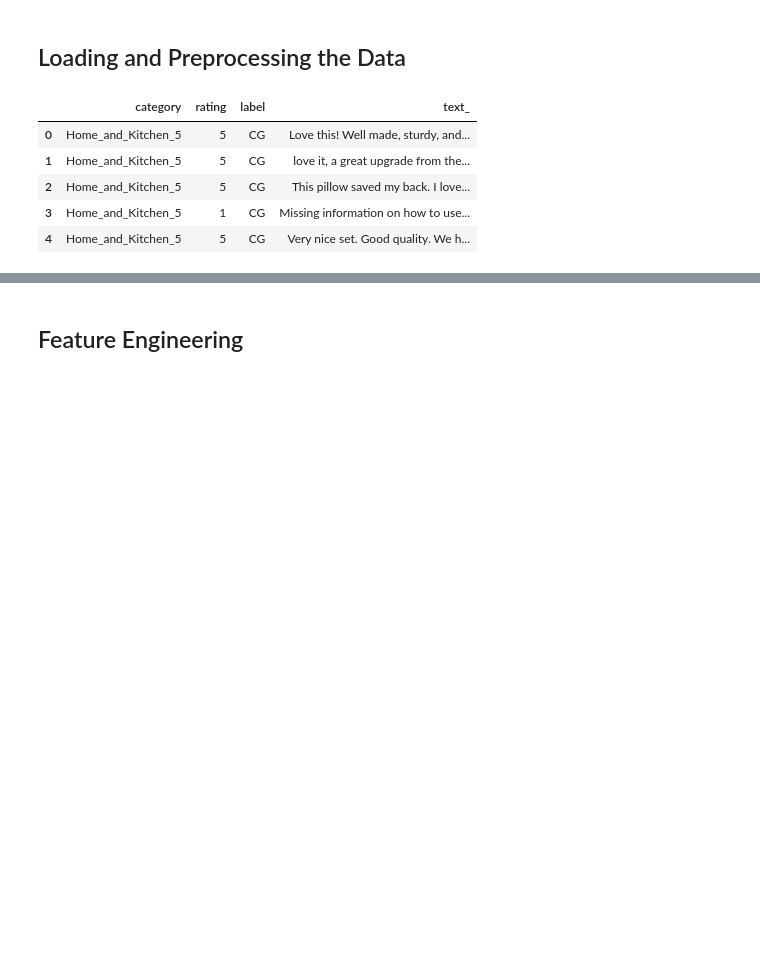
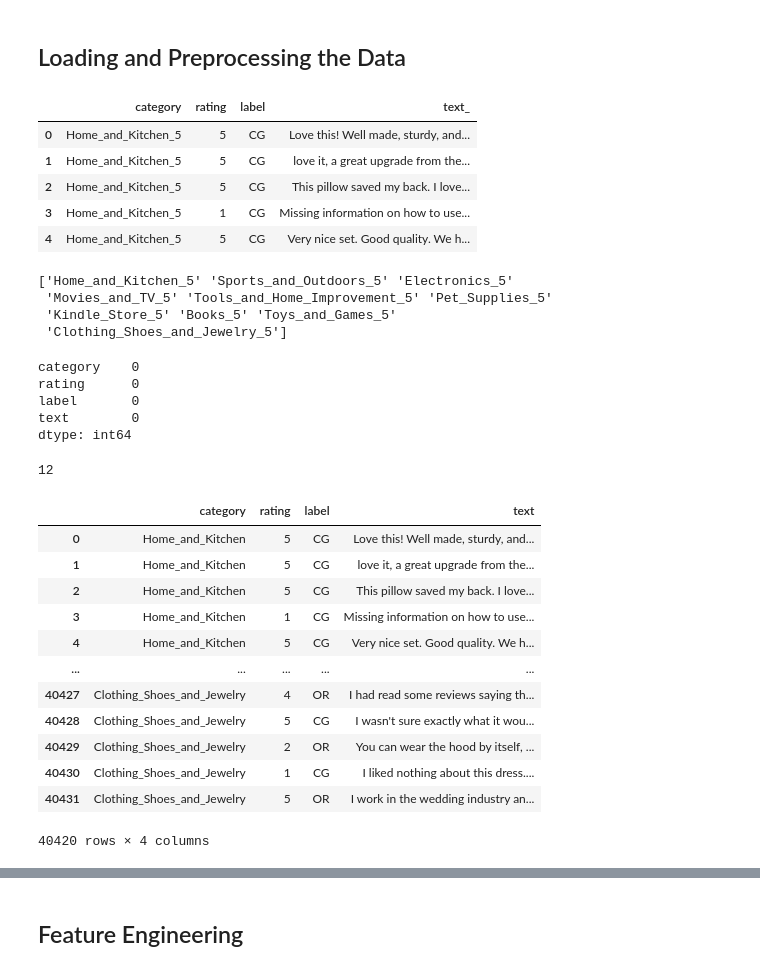
Before and after one commit to malfriduranna/02807_final_project, a Jupyter notebook: notebooks/brynjar.ipynb, the cells around one changed output, grey strips where cells are left out. Cells and saved outputs as stored; diff of their text form; code cells hidden in the pictures; blank space fills up the shorter version.

```diff
--- a/notebooks/brynjar.ipynb
+++ b/notebooks/brynjar.ipynb
@@ -22,3 +46,42 @@ data.head()
 | 2 | Home_and_Kitchen_5 | 5 | CG | This pillow saved my back. I love... |
 | 3 | Home_and_Kitchen_5 | 1 | CG | Missing information on how to use... |
 | 4 | Home_and_Kitchen_5 | 5 | CG | Very nice set. Good quality. We h... |
+# %%
+unique_catgory = data['category'].unique()
+print(unique_catgory)
+# %% [output]
+['Home_and_Kitchen_5' 'Sports_and_Outdoors_5' 'Electronics_5'
+ 'Movies_and_TV_5' 'Tools_and_Home_Improvement_5' 'Pet_Supplies_5'
+ 'Kindle_Store_5' 'Books_5' 'Toys_and_Games_5'
+ 'Clothing_Shoes_and_Jewelry_5']
+# %%
+data = data.rename(columns={'text_':'text'})
+data['category']=data['category'].str.replace('_5','',regex=False)
+# %%
+data.isnull().sum()
+# %% [output]
+category    0
+rating      0
+label       0
+text        0
+dtype: int64
+# %%
+data.duplicated().sum()
+# %% [output]
+12
+# %%
+data.drop_duplicates()
+# %% [output]
+|  | category | rating | label | text |
+| 0 | Home_and_Kitchen | 5 | CG | Love this! Well made, sturdy, and... |
+| 1 | Home_and_Kitchen | 5 | CG | love it, a great upgrade from the... |
+| 2 | Home_and_Kitchen | 5 | CG | This pillow saved my back. I love... |
+| 3 | Home_and_Kitchen | 1 | CG | Missing information on how to use... |
+| 4 | Home_and_Kitchen | 5 | CG | Very nice set. Good quality. We h... |
+| ... | ... | ... | ... | ... |
+| 40427 | Clothing_Shoes_and_Jewelry | 4 | OR | I had read some reviews saying th... |
+| 40428 | Clothing_Shoes_and_Jewelry | 5 | CG | I wasn't sure exactly what it wou... |
+| 40429 | Clothing_Shoes_and_Jewelry | 2 | OR | You can wear the hood by itself, ... |
+| 40430 | Clothing_Shoes_and_Jewelry | 1 | CG | I liked nothing about this dress.... |
+| 40431 | Clothing_Shoes_and_Jewelry | 5 | OR | I work in the wedding industry an... |
+40420 rows × 4 columns
```
Also changed, not shown: parts of 9 cells of this notebook.
